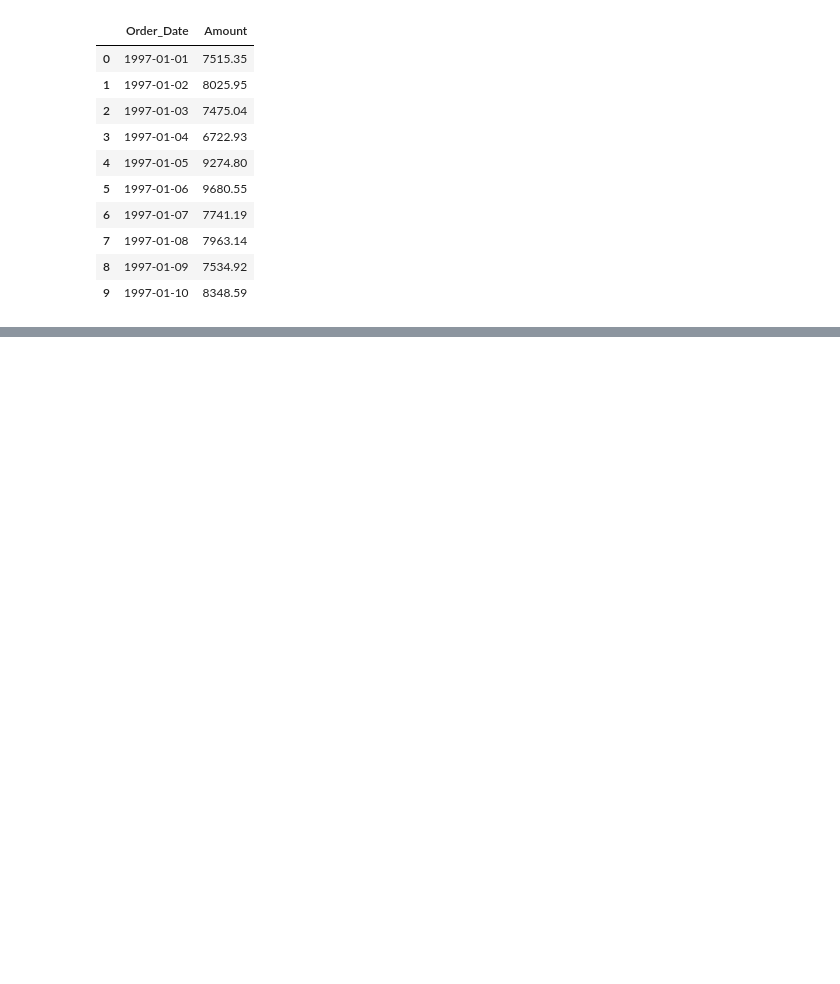
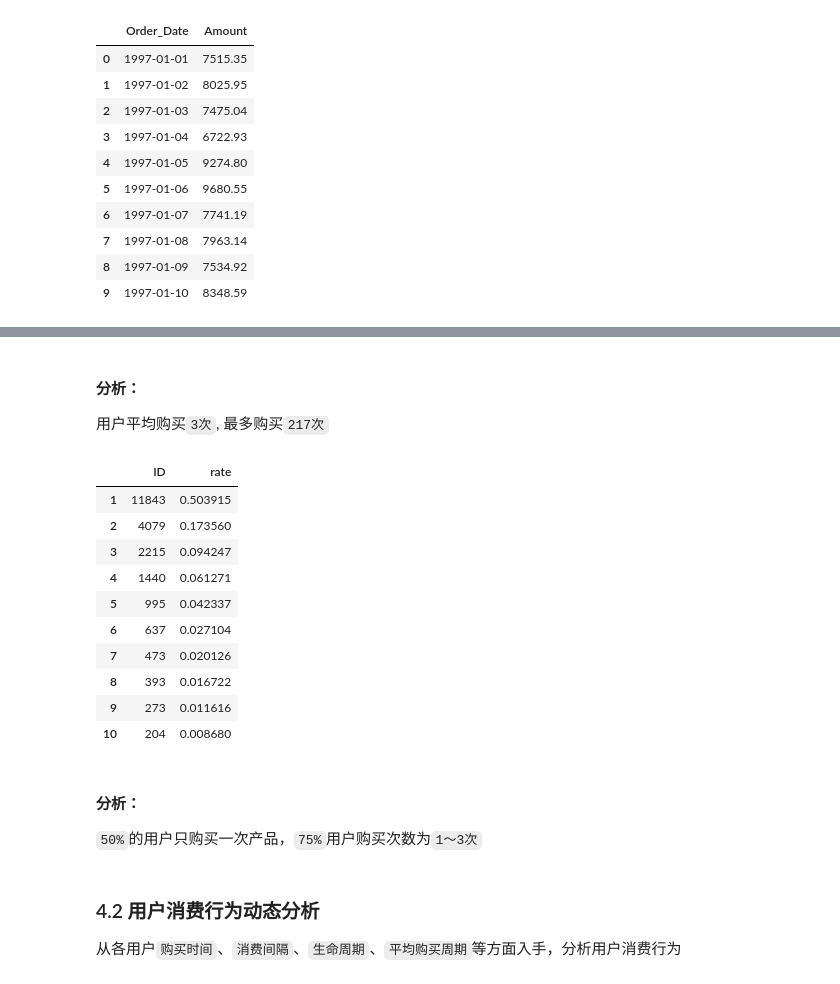
Before and after one commit to Jiachengciel/Data_Analysis, a Jupyter notebook: Task8_Analysis/CDNow_Analysis.ipynb, the cells around one changed output, grey strips where cells are left out. Drawn from its saved outputs; the diff is of its cells as text; code cells hidden in the pictures; blank space fills up the shorter version.

```diff
--- a/Task8_Analysis/CDNow_Analysis.ipynb
+++ b/Task8_Analysis/CDNow_Analysis.ipynb
@@ -71,8 +69,3 @@ dtype: object
-# %%
-Data = pd.DataFrame(Data.groupby(['ID', 'Order_Date']).sum())
-Data = elog.reset_index()
-print("Total number of order: ", len(Data))
-Data[:10]
 # %% [markdown]
 ---
 
@@ -241,0 +239,4 @@ plt.show()
+# %%
+# 检查0元订单
+zero = Data[(Data.Amount == 0)]
+zero.drop('ID', axis=1).describe()
@@ -241,0 +259,5 @@ plt.show()
+# %%
+# 剔除0元订单
+index = zero.index
+newData = Data.drop(index=index)
+print("Data shape without 0$ purchase: ", newData.shape[0])
@@ -241,0 +577,3 @@ plt.show()
+# %%
+df_frequency = newData["ID"].value_counts()
+df_frequency
@@ -241,0 +610,29 @@ plt.show()
+# %% [markdown]
+#### 分析：
+
+用户平均购买`3次`, 最多购买`217次`
+# %%
+# 用户购买次数分布
+df_fre = pd.DataFrame(df_frequency.value_counts())
+df_fre['rate'] = df_fre / df_fre.sum()
+df_fre[:10]
+# %% [output]
+|  | ID | rate |
+| 1 | 11843 | 0.503915 |
+| 2 | 4079 | 0.173560 |
+| 3 | 2215 | 0.094247 |
+| 4 | 1440 | 0.061271 |
+| 5 | 995 | 0.042337 |
+| 6 | 637 | 0.027104 |
+| 7 | 473 | 0.020126 |
+| 8 | 393 | 0.016722 |
+| 9 | 273 | 0.011616 |
+| 10 | 204 | 0.008680 |
+# %% [markdown]
+#### 分析：
+
+`50%`的用户只购买一次产品，`75%`用户购买次数为`1～3次`
+# %% [markdown]
+### 4.2 用户消费行为动态分析
+
+从各用户`购买时间`、`消费间隔`、`生命周期`、`平均购买周期`等方面入手，分析用户消费行为
```
Also changed, not shown: parts of 52 cells of this notebook.
